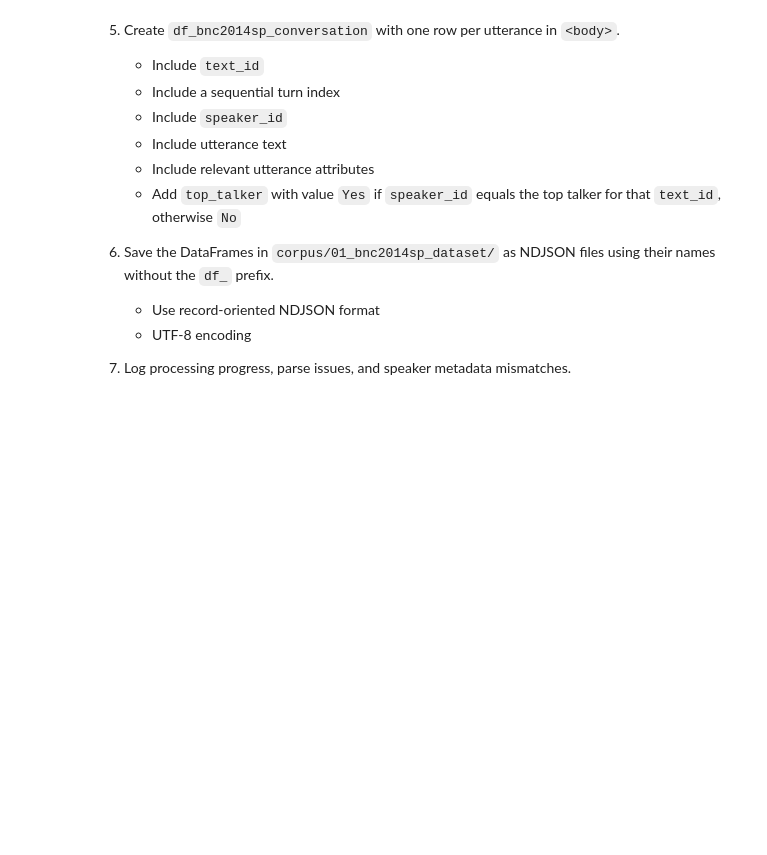
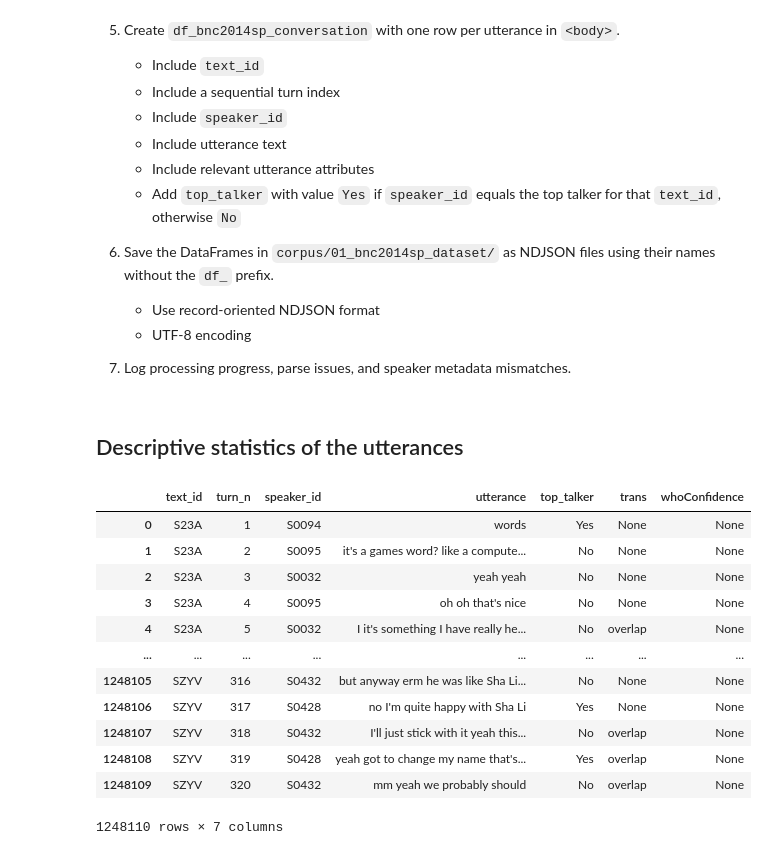
Before and after one commit to laelgelc/cl_st1_leticia, a Jupyter notebook: cl_st1_ph1_leticia/cl_st1_ph1_leticia.ipynb, the cells around one changed output. Drawn from its saved outputs; the diff is of its cells as text; code cells hidden in the pictures; blank space fills up the shorter version.

```diff
--- a/cl_st1_ph1_leticia/cl_st1_ph1_leticia.ipynb
+++ b/cl_st1_ph1_leticia/cl_st1_ph1_leticia.ipynb
@@ -161,3 +161,29 @@ Write the `01_import_bnc2014sp.py` programme according to the following specific
    - UTF-8 encoding
 
 7. Log processing progress, parse issues, and speaker metadata mismatches.
+# %% [markdown]
+## Descriptive statistics of the utterances
+# %%
+"""Load the BNC 2014 spoken conversation dataset into a DataFrame and display it."""
+
+df_bnc2014sp_conversation = pd.read_json(
+    "corpus/01_bnc2014sp_dataset/bnc2014sp_conversation.ndjson",
+    orient="records",
+    lines=True
+)
+
+df_bnc2014sp_conversation
+# %% [output]
+|  | text_id | turn_n | speaker_id | utterance | top_talker | trans | whoConfidence |
+| 0 | S23A | 1 | S0094 | words | Yes | None | None |
+| 1 | S23A | 2 | S0095 | it's a games word? like a compute... | No | None | None |
+| 2 | S23A | 3 | S0032 | yeah yeah | No | None | None |
+| 3 | S23A | 4 | S0095 | oh oh that's nice | No | None | None |
+| 4 | S23A | 5 | S0032 | I it's something I have really he... | No | overlap | None |
+| ... | ... | ... | ... | ... | ... | ... | ... |
+| 1248105 | SZYV | 316 | S0432 | but anyway erm he was like Sha Li... | No | None | None |
+| 1248106 | SZYV | 317 | S0428 | no I'm quite happy with Sha Li | Yes | None | None |
+| 1248107 | SZYV | 318 | S0432 | I'll just stick with it yeah this... | No | overlap | None |
+| 1248108 | SZYV | 319 | S0428 | yeah got to change my name that's... | Yes | overlap | None |
+| 1248109 | SZYV | 320 | S0432 | mm yeah we probably should | No | overlap | None |
+1248110 rows × 7 columns
```
Also changed, not shown: parts of 7 cells of this notebook.
